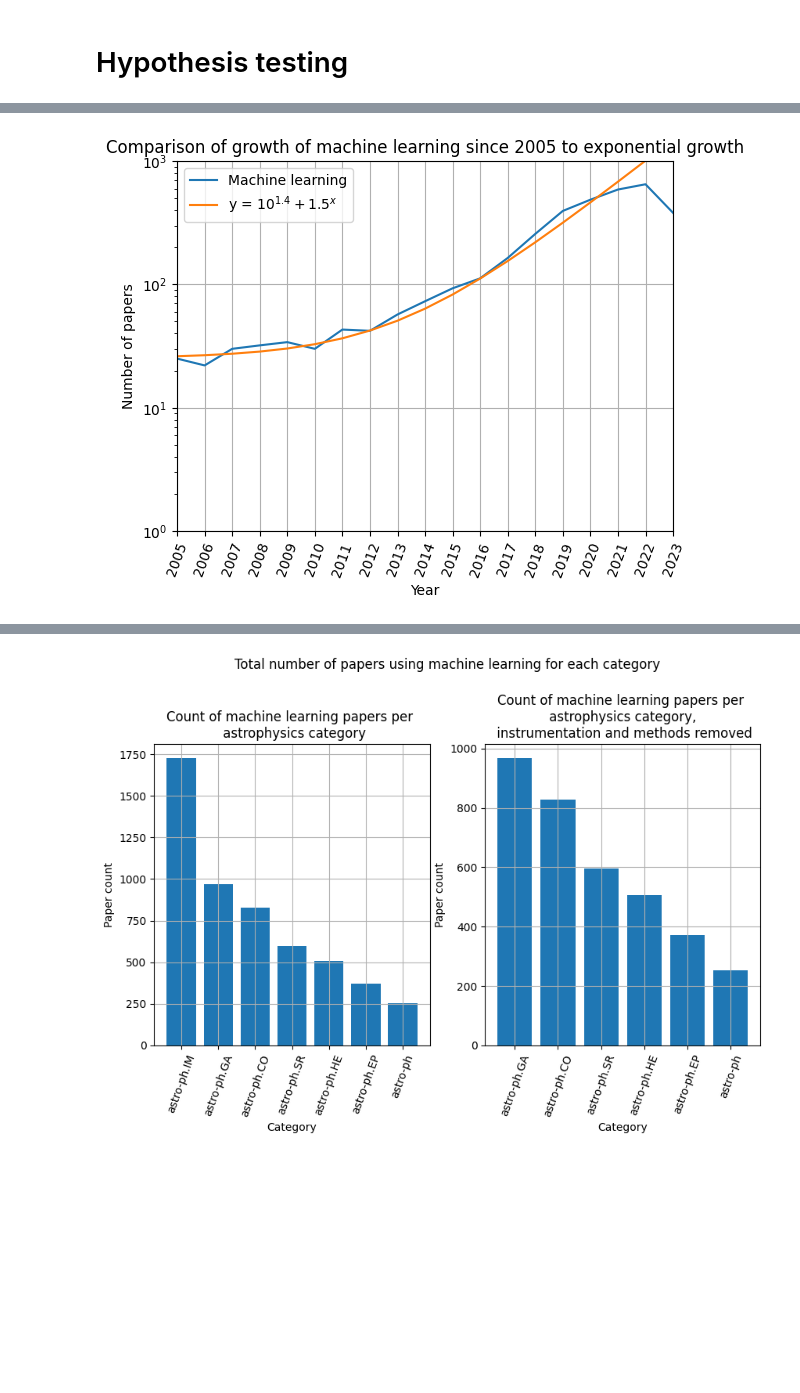
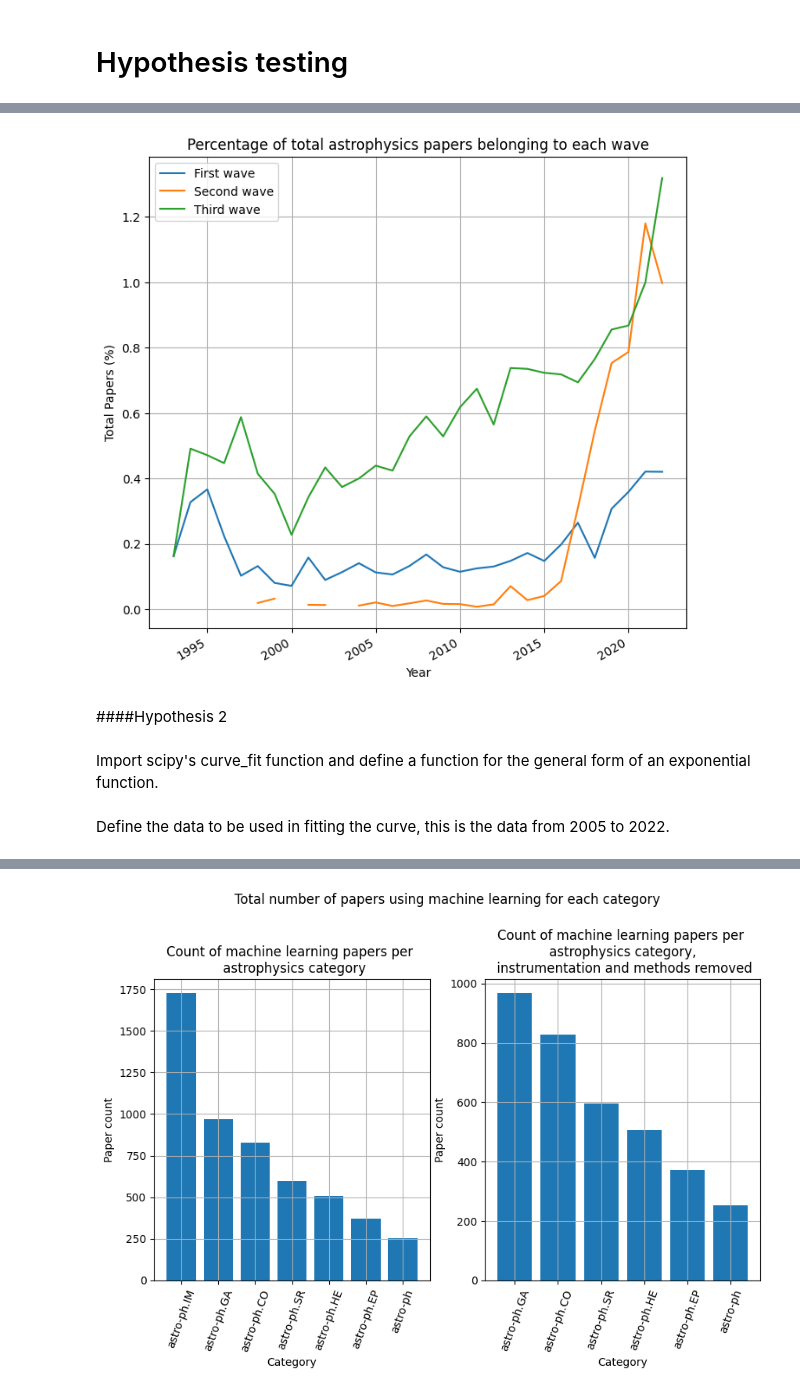
Before and after one commit to TomGervers/arXiv_astro_ML, a Jupyter notebook: arXiv_exploration.ipynb, the cells around one changed output, grey strips where cells are left out. Drawn from its saved outputs; the diff is of its cells as text; code cells hidden in the pictures; blank space fills up the shorter version.

```diff
--- a/arXiv_exploration.ipynb
+++ b/arXiv_exploration.ipynb
@@ -440,26 +475,20 @@ plt.show()
-# %%
-x = np.arange(0, 19, 1,dtype=int)
-#y = (10**1.5) + 1 * np.exp(0.4 * x)
-y = (1.5**x) + (10**1.4)
-
-plt.plot(phrases_df['year'].value_counts().sort_index(), label = 'Machine learning')
-
-
-#plt.plot(x+2005, y, label = 'y = $e^{(0.4x)}$')
-plt.plot(x+2005, y, label = 'y = $10^{1.4} + 1.5^{x}$')
-plt.legend()
-plt.xlabel('Year')
-
-plt.yscale('log', base=10)
-plt.ylim(1, 1000)
-plt.xlim(2005, 2023)
-
-plt.xticks(np.arange(2005,2024,1), rotation=70)
-
-
-plt.ylabel('Number of papers')
-plt.title('Comparison of growth of machine learning since 2005 to exponential growth')
-plt.grid()
-plt.show()
-# %% [output]
-[figure, removed]
+# %%
+fig, ax = plt.subplots(figsize = (8,8))
+
+ax.plot((svm_full_22_df.loc[svm_full_22_df['predicted'] == 'Wave1'].year.value_counts().sort_index()/papers_df['year'].value_counts().sort_index())*100, label = 'First wave')
+ax.plot((svm_full_22_df.loc[svm_full_22_df['predicted'] == 'Wave2'].year.value_counts().sort_index()/papers_df['year'].value_counts().sort_index())*100, label = 'Second wave')
+ax.plot((svm_full_22_df.loc[svm_full_22_df['predicted'] == 'Wave3'].year.value_counts().sort_index()/papers_df['year'].value_counts().sort_index())*100, label = 'Third wave')
+ax.legend()
+ax.set_xlabel('Year')
+ax.set_ylabel('Total Papers (%)')
+ax.set_title('Percentage of total astrophysics papers belonging to each wave')
+fig.autofmt_xdate()
+ax.grid()
+plt.savefig("hyp1.png")
+plt.show()
+# %% [output]
+[figure, added]
+# %% [markdown]
+####Hypothesis 2
+# %% [markdown]
+Import scipy's curve_fit function and define a function for the general form of an exponential function.
@@ -465,0 +500,2 @@ plt.show()
+# %% [markdown]
+Define the data to be used in fitting the curve, this is the data from 2005 to 2022.
```
Also changed, not shown: parts of 68 cells of this notebook.
